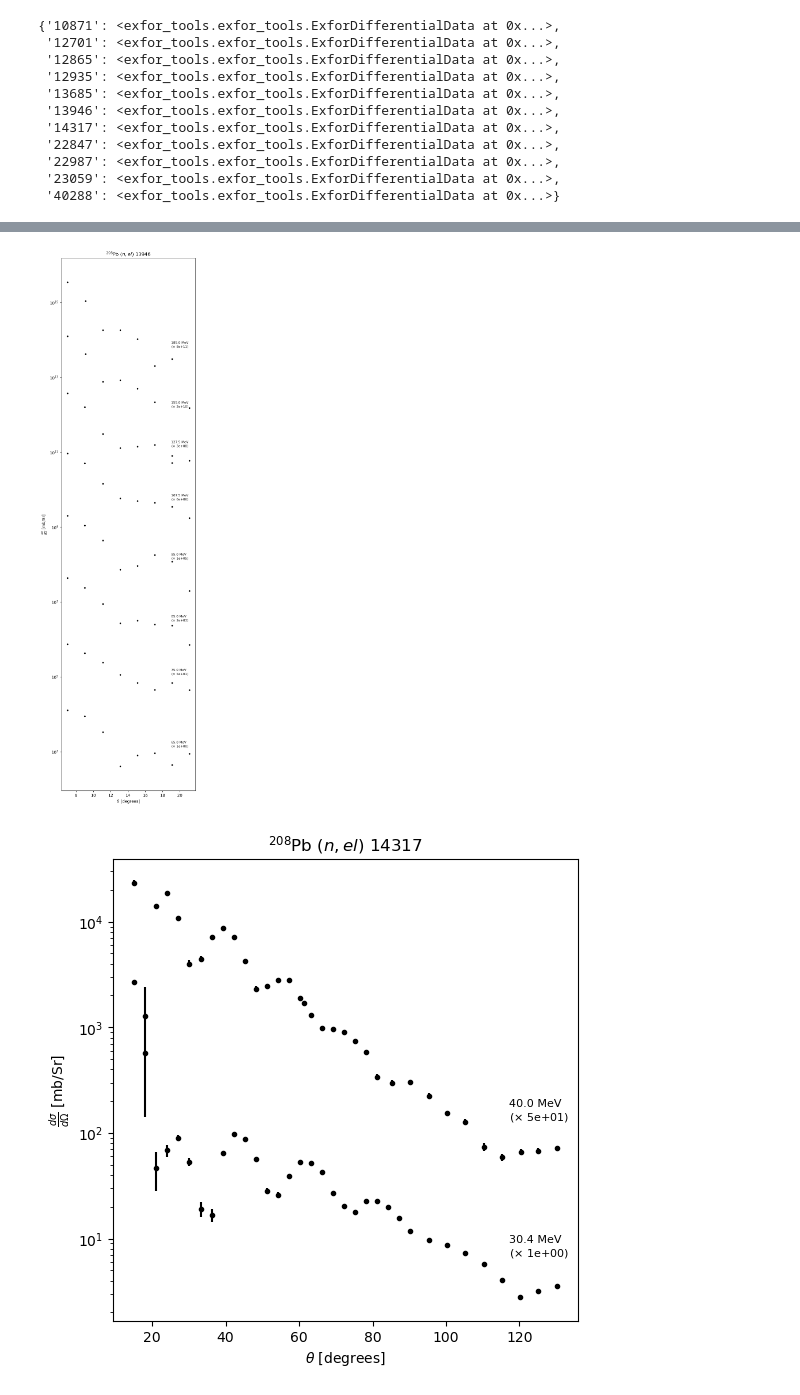
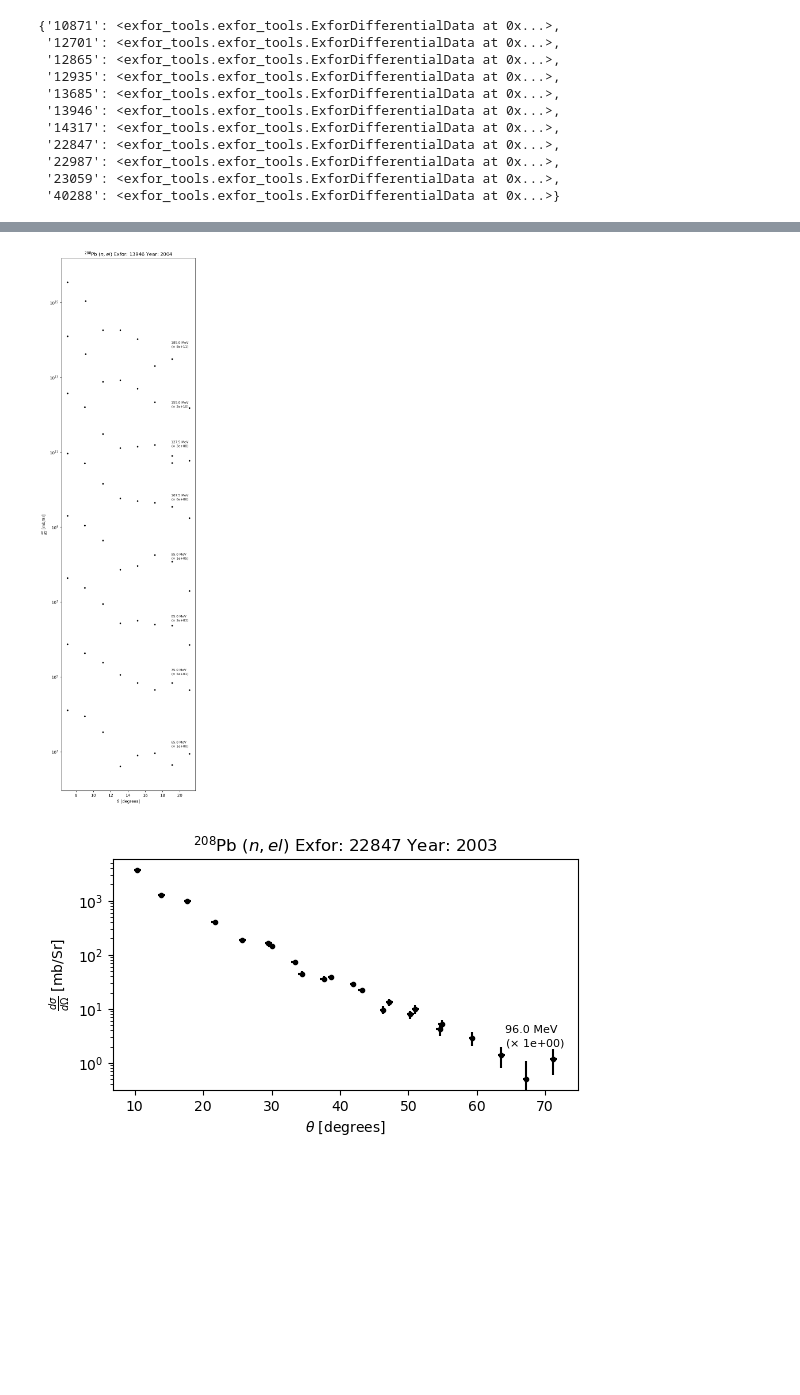
Before and after one commit to beykyle/elm, a Jupyter notebook: data/elastic/Pb208.ipynb, the cells around one changed output, grey strips where cells are left out. Drawn from its saved outputs; the diff is of its cells as text; code cells hidden in the pictures; blank space fills up the shorter version.

Commit message:
save exfor entries

```diff
--- a/data/elastic/Pb208.ipynb
+++ b/data/elastic/Pb208.ipynb
@@ -33,7 +33,7 @@ There was an error reading entry O0191, it will be skipped:
 Missing 'Angle' field!
 # %%
 # these are considered outliers or not useful
-entries_to_ignore = ['C2700', 'O0598', 'C1019']
+entries_to_ignore = ['C2700', 'O0598', 'C1019', 'O0142', 'O0187', 'O0191']
 for entry in entries_to_ignore:
     del all_entries_pp[entry]
 # %%
@@ -60,7 +57,6 @@ all_entries_pp
 for entry, data in all_entries_pp.items():
 
     N = len(data.measurements)
-    print(entry, N)
     if N < 10:
         fig, ax = plt.subplots(1, 1, figsize=(6, 2 * N))
         data.plot_experiment(
@@ -70,7 +66,8 @@ for entry, data in all_entries_pp.items():
             label_energy_err=False,
             label_hloc_deg=np.max(data.measurements[0].data[0, :]) * 0.9,
         )
-        ax.set_title(f"{data.fancy_label} {entry}")
+        yr = data.meta["year"]
+        ax.set_title(f"{data.fancy_label} Exfor: {entry} Year: {yr}")
     else:
         N_plots = N // 10
         remaining = N % 10
@@ -86,5 +83,6 @@ for entry, data in all_entries_pp.items():
                 label_energy_err=False,
                 label_hloc_deg=np.max(data.measurements[0].data[0, :]) * 0.9,
             )
-            ax.set_title(f"{data.fancy_label} {entry}")
+        yr = data.meta["year"]
+        ax.set_title(f"{data.fancy_label} Exfor: {entry} Year: {yr}")
 # %% [output]
@@ -158,5 +141,6 @@ for entry, data in all_entries_pp_ruth.items():
         log=False,
         add_baseline=True,
     )
-    ax.set_title(f"{data.fancy_label} {entry}")
+    yr = data.meta["year"]
+    ax.set_title(f"{data.fancy_label} Exfor: {entry} Year: {yr}")
 # %% [output]
@@ -193,7 +177,7 @@ all_entries_nn
  '40288': <exfor_tools.exfor_tools.ExforDifferentialData at 0x...>}
 # %%
 # these are considered outliers or not useful
-entries_to_ignore = ['40288']
+entries_to_ignore = ['40288', '23059', '22987','14317']
 for entry in entries_to_ignore:
     del all_entries_nn[entry]
 # %%
@@ -209,5 +193,6 @@ for entry, data in all_entries_nn.items():
         label_energy_err=False,
         label_hloc_deg=np.max(data.measurements[0].data[0,:])*0.9,
     )
-    ax.set_title(f"{data.fancy_label} {entry}")
+    yr = data.meta["year"]
+    ax.set_title(f"{data.fancy_label} Exfor: {entry} Year: {yr}")
 # %% [output]
@@ -219,2 +204,2 @@ for entry, data in all_entries_nn.items():
-[figure, old version]
+[figure, new version]
-[figure, old version]
+[figure, new version]
```
Also changed, not shown: parts of 6 cells of this notebook, 48 other files.
